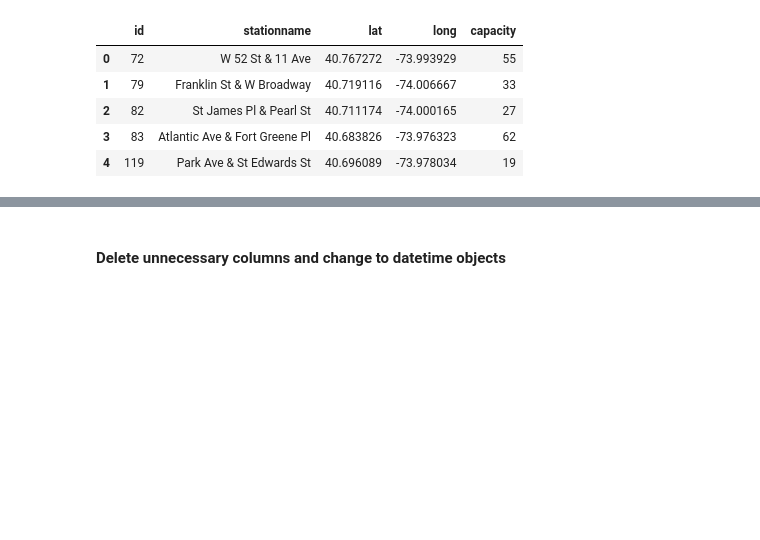
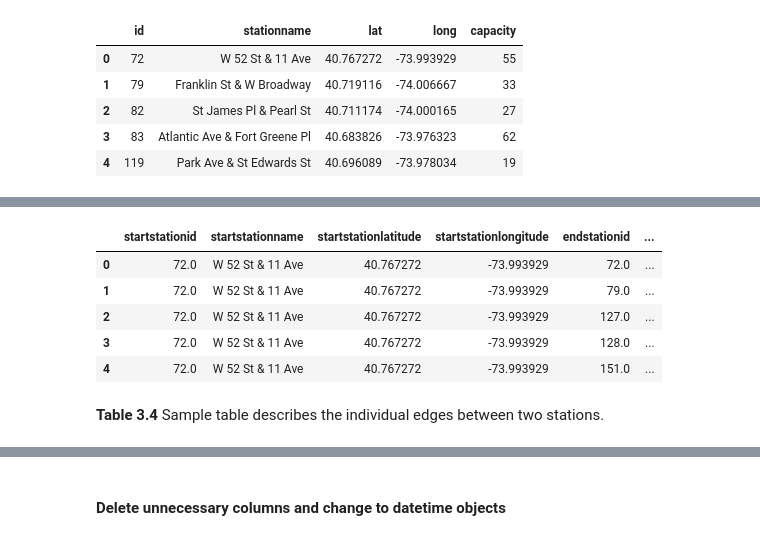
Before and after one commit to eikekutz/SocialDataProject, a Jupyter notebook: ProjectAssignmentB.ipynb, the cells around one changed output, grey strips where cells are left out. Drawn from its saved outputs; the diff is of its cells as text; code cells hidden in the pictures; blank space fills up the shorter version.

```diff
--- a/ProjectAssignmentB.ipynb
+++ b/ProjectAssignmentB.ipynb
@@ -216,0 +348,5 @@ The data is furthermore shuffled, before divided into training and test sets. Th
+# %%
+map_network = df_trips.groupby([df_trips['startstationid'],df_trips['startstationname'],df_trips['startstationlatitude'],df_trips['startstationlongitude'],df_trips['endstationid'],df_trips['endstationname'],df_trips['endstationlatitude'],df_trips['endstationlongitude']])['startstationname'].count().reset_index(name='value')
+# %%
+#All grouped trips with the amount of <150 trips within 3 years are getting dropped
+mn=map_network.loc[map_network.value>150].reset_index(drop=True)
@@ -216,0 +355,11 @@ The data is furthermore shuffled, before divided into training and test sets. Th
+# %%
+mn.head(5)
+# %% [output]
+|  | startstationid | startstationname | startstationlatitude | startstationlongitude | endstationid | ... |
+| 0 | 72.0 | W 52 St & 11 Ave | 40.767272 | -73.993929 | 72.0 | ... |
+| 1 | 72.0 | W 52 St & 11 Ave | 40.767272 | -73.993929 | 79.0 | ... |
+| 2 | 72.0 | W 52 St & 11 Ave | 40.767272 | -73.993929 | 127.0 | ... |
+| 3 | 72.0 | W 52 St & 11 Ave | 40.767272 | -73.993929 | 128.0 | ... |
+| 4 | 72.0 | W 52 St & 11 Ave | 40.767272 | -73.993929 | 151.0 | ... |
+# %% [markdown]
+**Table 3.4** Sample table describes the individual edges between two stations.
```
Also changed, not shown: parts of 93 cells of this notebook.
